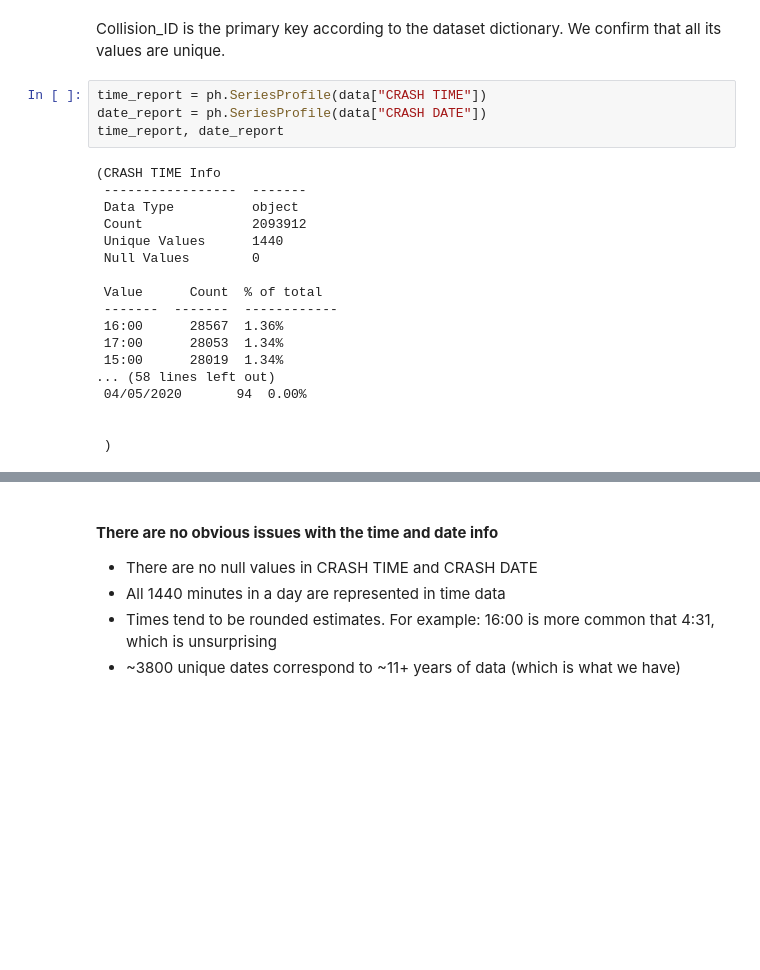
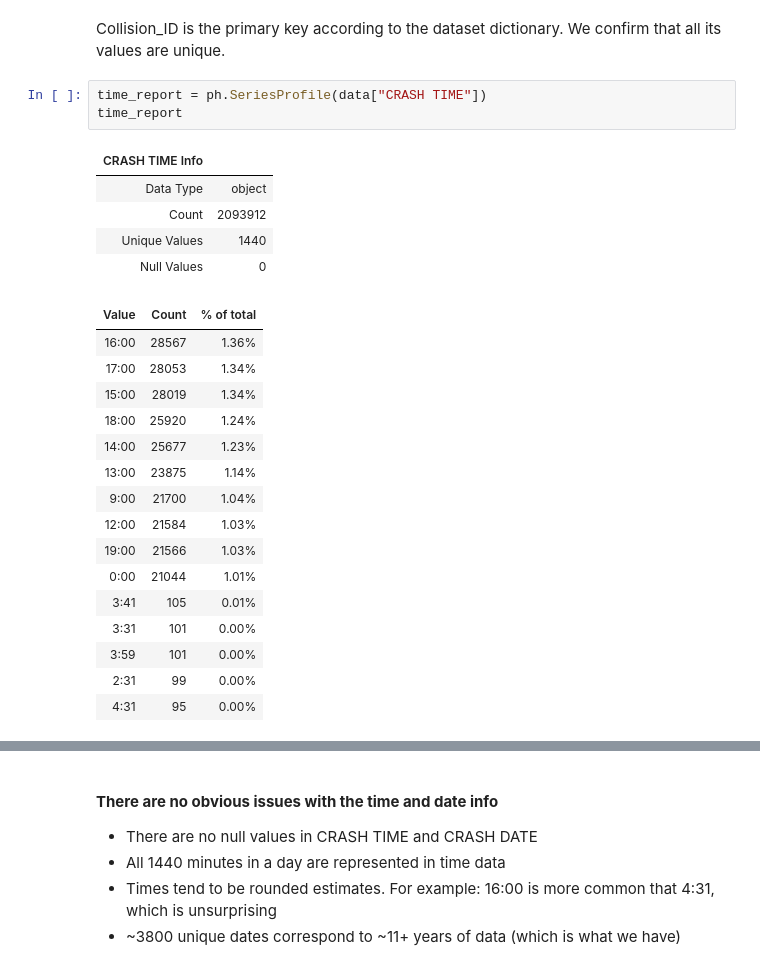
Before and after one commit to ray310/NYC-Vehicle-Collisions, a Jupyter notebook: 1-profiling-raw-collision-data.ipynb, the cells around one changed output, grey strips where cells are left out. Drawn from its saved outputs; the diff is of its cells as text; blank space fills up the shorter version.

```diff
--- a/1-profiling-raw-collision-data.ipynb
+++ b/1-profiling-raw-collision-data.ipynb
@@ -84,23 +124,26 @@ skew                           -1.22937
 Collision_ID is the primary key according to the dataset dictionary. We confirm that all its values are unique.
 # %%
 time_report = ph.SeriesProfile(data["CRASH TIME"])
-date_report = ph.SeriesProfile(data["CRASH DATE"])
-time_report, date_report
+time_report
 # %% [output]
-(CRASH TIME Info
- -----------------  -------
- Data Type          object
- Count              2093912
- Unique Values      1440
- Null Values        0
-
- Value      Count  % of total
- -------  -------  ------------
- 16:00      28567  1.36%
- 17:00      28053  1.34%
- 15:00      28019  1.34%
-... (58 lines left out)
- 04/05/2020       94  0.00%
-
-
- )
+| CRASH TIME Info |  |
+| Data Type | object |
+| Count | 2093912 |
+| Unique Values | 1440 |
+| Null Values | 0 |
+| Value | Count | % of total |
+| 16:00 | 28567 | 1.36% |
+| 17:00 | 28053 | 1.34% |
+| 15:00 | 28019 | 1.34% |
+| 18:00 | 25920 | 1.24% |
+| 14:00 | 25677 | 1.23% |
+| 13:00 | 23875 | 1.14% |
+| 9:00 | 21700 | 1.04% |
+| 12:00 | 21584 | 1.03% |
+| 19:00 | 21566 | 1.03% |
+| 0:00 | 21044 | 1.01% |
+| 3:41 | 105 | 0.01% |
+| 3:31 | 101 | 0.00% |
+| 3:59 | 101 | 0.00% |
+| 2:31 | 99 | 0.00% |
+| 4:31 | 95 | 0.00% |
```
Also changed, not shown: parts of 27 cells of this notebook.
